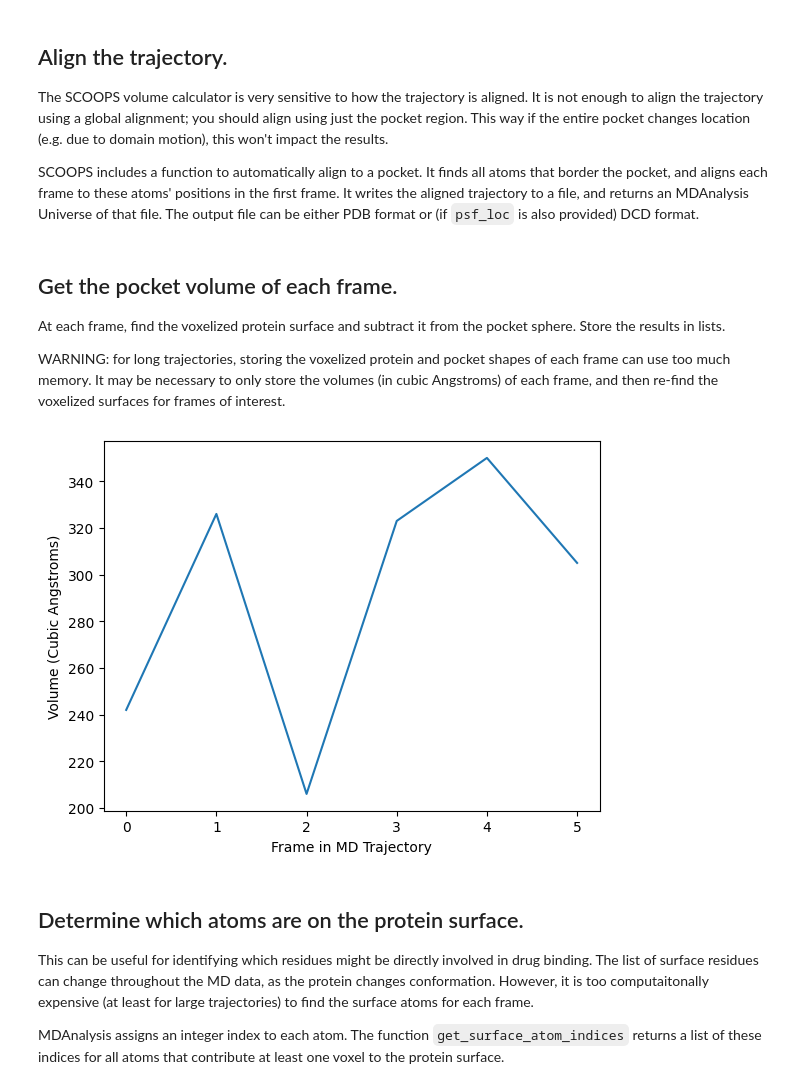
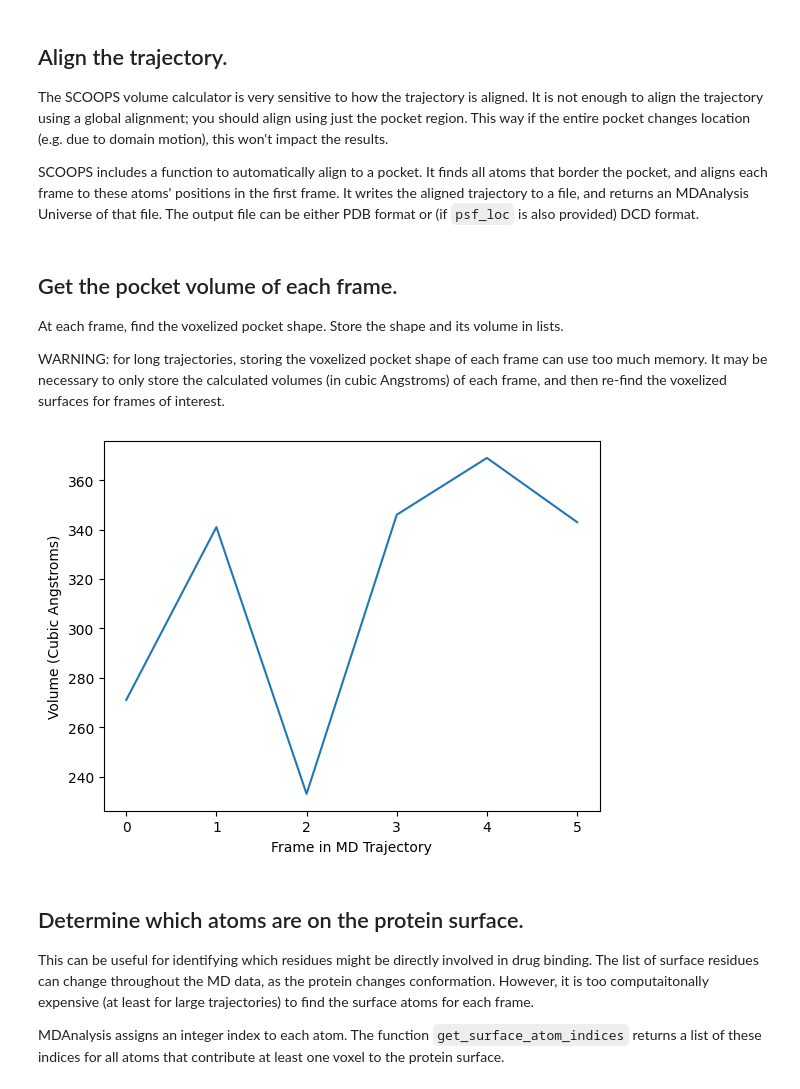
Before and after one commit to laulab-johnshopkins/evade, a Jupyter notebook: example/volumes.ipynb, the cells around one changed output. Saved outputs shown, nothing was run; the diff lists cells and outputs as text; code cells hidden in the pictures.

```diff
--- a/example/volumes.ipynb
+++ b/example/volumes.ipynb
@@ -23,18 +25,16 @@ The volume-calculation procedure has several steps:
 
 Note that a newly created MDAnalysis Universe is initialized at the first frame of the trajectory.  Thus our notebook will find the site in the first frame.
 # %%
-# Voxelize the protein.
+# Define the binding site as a sphere.
 grid_size = 1 # Side length of the voxel grid (in Angstroms)
-prot_atoms = u.select_atoms("protein") # Select the protein atoms (i.e. not any solvent or ligand).
-protein_surf = scoops.volumes.ProteinSurface(prot_atoms, solvent_rad=1.09, grid_size=grid_size)
-
-# Define the binding site as a sphere.
 active_site_atoms = u.select_atoms("segid PROA and (resid 41 or resid 145)")
 active_site_center = active_site_atoms.center_of_mass()
 sphere_voxel = scoops.volumes.generate_voxelized_sphere(9, active_site_center, grid_size)
 
-# Subtract the protein surface from the sphere.
-pocket_shape = scoops.volumes.voxel_subtract(sphere_voxel, protein_surf.surf)
+# Remove voxels that overlap with the protein.
+# FIXME can I pass a selection as `universe`?
+solvent_rad = 1.09
+pocket_shape = scoops.volumes.get_pocket(sphere_voxel, u, solvent_rad)
 
 # Get the largest shape.
 pocket_shape = scoops.volumes.get_largest_shape(pocket_shape)
@@ -57,6 +57,8 @@ Additional notes:
 # Uncomment the pyvista xvfb lines if running on remote server.
 #import pyvista as pv
 #pv.start_xvfb()
+prot_atoms = u.select_atoms("protein") # Select the protein atoms (i.e. not any solvent or ligand).
+protein_surf = scoops.volumes.ProteinSurface(prot_atoms, solvent_rad=solvent_rad, grid_size=grid_size)
 
 sel_regions={u.select_atoms("segid PROA and (resid 41 or resid 145)") : "green",
              u.select_atoms("segid PROB") : "orange"}
@@ -81,27 +83,25 @@ protein_in_copy = u_copy.select_atoms("protein")
 # %% [markdown]
 ## Get the pocket volume of each frame.
 
-At each frame, find the voxelized protein surface and subtract it from the pocket sphere.  Store the results in lists.
+At each frame, find the voxelized pocket shape.  Store the shape and its volume in lists.
 
-WARNING: for long trajectories, storing the voxelized protein and pocket shapes of each frame can use too much memory.  It may be necessary to only store the volumes (in cubic Angstroms) of each frame, and then re-find the voxelized surfaces for frames of interest.
+WARNING: for long trajectories, storing the voxelized pocket shape of each frame can use too much memory.  It may be necessary to only store the calculated volumes (in cubic Angstroms) of each frame, and then re-find the voxelized surfaces for frames of interest.
 # %%
 volumes = []
 pockets = []
 prots = []
 for frame in u_copy.trajectory[0:6]:
-    prot_this_frame = scoops.volumes.ProteinSurface(protein_in_copy, solvent_rad=1.09, grid_size=grid_size)
-    pocket_this_frame = scoops.volumes.voxel_subtract(sphere_voxel, prot_this_frame.surf)
+    pocket_this_frame = scoops.volumes.get_pocket(sphere_voxel, protein_in_copy, solvent_rad)
     pocket_this_frame = scoops.volumes.get_largest_shape(pocket_this_frame)
     volumes.append(pocket_this_frame.volume)
     pockets.append(pocket_this_frame)
-    prots.append(prot_this_frame)
 
 plt.plot(volumes)
 plt.xlabel("Frame in MD Trajectory")
 plt.ylabel("Volume (Cubic Angstroms)")
 plt.show()
 # %% [output]
-[figure, old version]
+[figure, new version]
 # %% [markdown]
 ## Determine which atoms are on the protein surface.
 This can be useful for identifying which residues might be directly involved in drug binding.  The list of surface residues can change throughout the MD data, as the protein changes conformation.  However, it is too computaitonally expensive (at least for large trajectories) to find the surface atoms for each frame.
```
Also changed, not shown: parts of 2 cells of this notebook, 4 other files.
